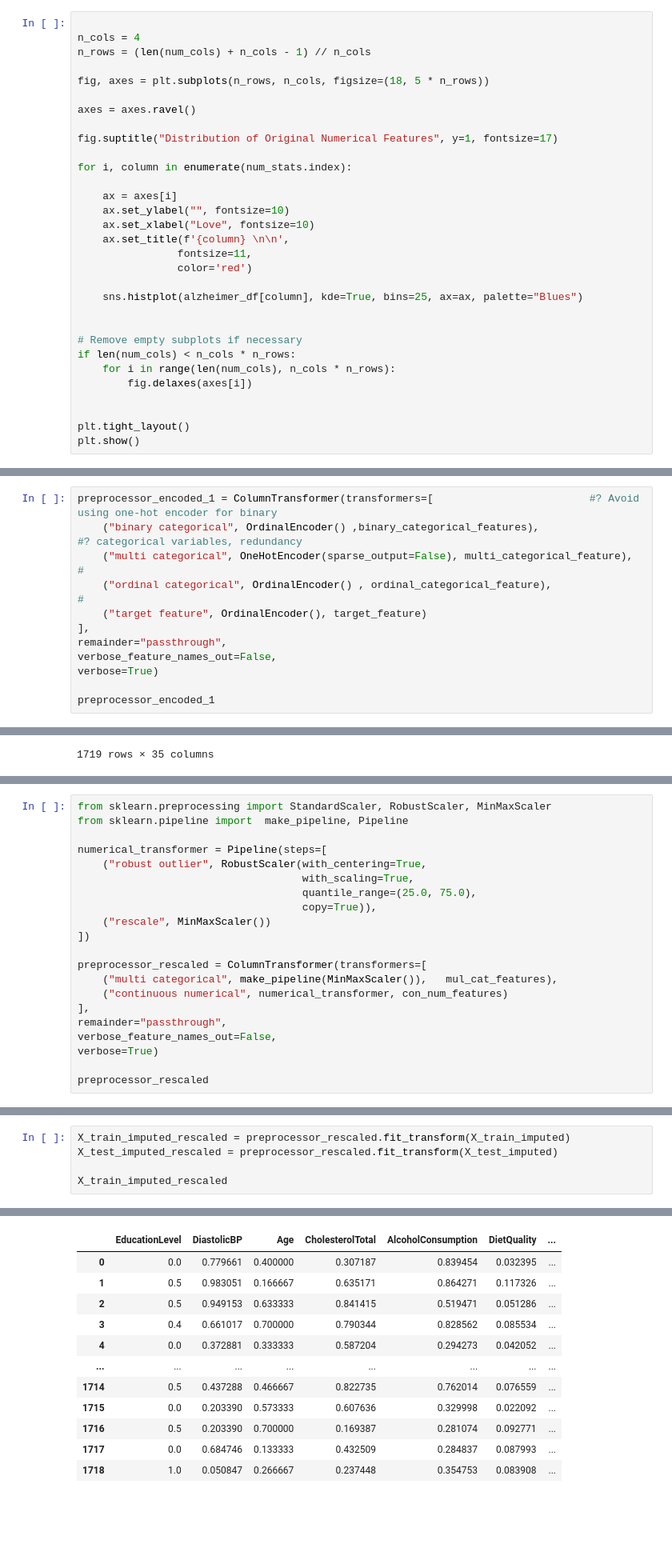
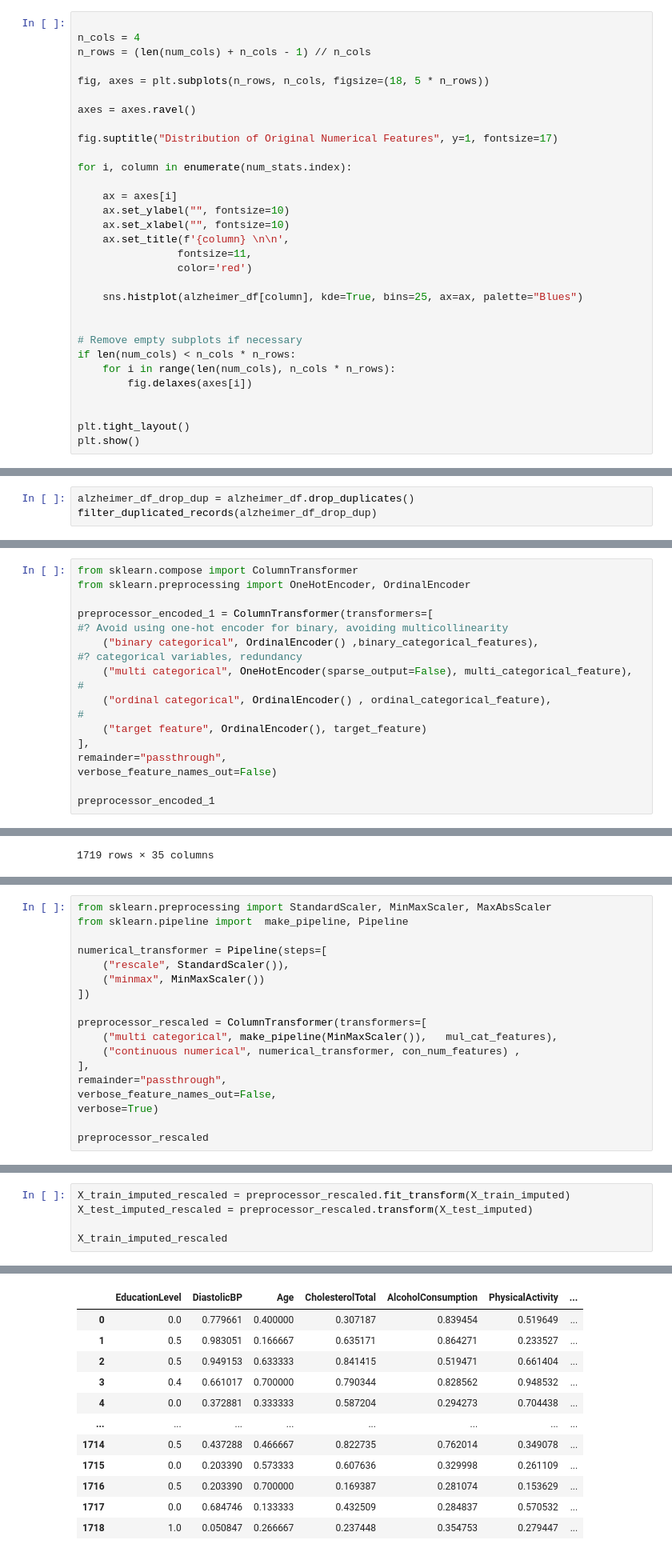
Before and after one commit to lovecrushfamily/Alzheimer_Disease, a Jupyter notebook: notebook.ipynb, the cells around one changed output, grey strips where cells are left out. Shown at 80% size. Saved outputs shown, nothing was run; the diff lists cells and outputs as text; blank space fills up the shorter version.

```diff
--- a/notebook.ipynb
+++ b/notebook.ipynb
@@ -277,7 +257,7 @@ for i, column in enumerate(num_stats.index):
 
     ax = axes[i]
     ax.set_ylabel("", fontsize=10)
-    ax.set_xlabel("Love", fontsize=10)
+    ax.set_xlabel("", fontsize=10)
     ax.set_title(f'{column} \n\n',
                 fontsize=11,
                 color='red')
@@ -451,0 +642,3 @@ filter_duplicated_records(alzheimer_df_drop_dup)
+# %%
+alzheimer_df_drop_dup = alzheimer_df.drop_duplicates()
+filter_duplicated_records(alzheimer_df_drop_dup)
@@ -669,13 +878,15 @@ from sklearn.preprocessing import OneHotEncoder, OrdinalEncoder
 # %%
-preprocessor_encoded_1 = ColumnTransformer(transformers=[                         #? Avoid using one-hot encoder for binary
-    ("binary categorical", OrdinalEncoder() ,binary_categorical_features),                       #? categorical variables, redundancy
+from sklearn.compose import ColumnTransformer
+from sklearn.preprocessing import OneHotEncoder, OrdinalEncoder
+
+preprocessor_encoded_1 = ColumnTransformer(transformers=[                                       #? Avoid using one-hot encoder for binary, avoiding multicollinearity
+    ("binary categorical", OrdinalEncoder() ,binary_categorical_features),                      #? categorical variables, redundancy
     ("multi categorical", OneHotEncoder(sparse_output=False), multi_categorical_feature),       #
-    ("ordinal categorical", OrdinalEncoder() , ordinal_categorical_feature),                      #
+    ("ordinal categorical", OrdinalEncoder() , ordinal_categorical_feature),                    #
     ("target feature", OrdinalEncoder(), target_feature)
 ],
 remainder="passthrough",
-verbose_feature_names_out=False,
-verbose=True)
+verbose_feature_names_out=False)
 
 preprocessor_encoded_1
 # %% [output]
@@ -946,18 +1143,15 @@ con_num_features = [col for col in X_train_imputed.columns if X_train_imputed[co
 # %%
-from sklearn.preprocessing import StandardScaler, RobustScaler, MinMaxScaler
+from sklearn.preprocessing import StandardScaler, MinMaxScaler, MaxAbsScaler
 from sklearn.pipeline import  make_pipeline, Pipeline
 
 numerical_transformer = Pipeline(steps=[
-    ("robust outlier", RobustScaler(with_centering=True,
-                                    with_scaling=True,
-                                    quantile_range=(25.0, 75.0),
-                                    copy=True)),
-    ("rescale", MinMaxScaler())
+    ("rescale", StandardScaler()),
+    ("minmax", MinMaxScaler())
 ])
 
 preprocessor_rescaled = ColumnTransformer(transformers=[
     ("multi categorical", make_pipeline(MinMaxScaler()),   mul_cat_features),
-    ("continuous numerical", numerical_transformer, con_num_features)
+    ("continuous numerical", numerical_transformer, con_num_features) ,
 ],
 remainder="passthrough",
 verbose_feature_names_out=False,
@@ -984,7 +1176,7 @@ ColumnTransformer(remainder='passthrough',
                   verbose=True, verbose_feature_names_out=False)
 # %%
 X_train_imputed_rescaled = preprocessor_rescaled.fit_transform(X_train_imputed)
-X_test_imputed_rescaled = preprocessor_rescaled.fit_transform(X_test_imputed)
+X_test_imputed_rescaled = preprocessor_rescaled.transform(X_test_imputed)
 
 X_train_imputed_rescaled
 # %% [output]
@@ -995,13 +1185,13 @@ X_train_imputed_rescaled
-|  | EducationLevel | DiastolicBP | Age | CholesterolTotal | AlcoholConsumption | DietQuality | ... |
-| 0 | 0.0 | 0.779661 | 0.400000 | 0.307187 | 0.839454 | 0.032395 | ... |
-| 1 | 0.5 | 0.983051 | 0.166667 | 0.635171 | 0.864271 | 0.117326 | ... |
-| 2 | 0.5 | 0.949153 | 0.633333 | 0.841415 | 0.519471 | 0.051286 | ... |
-| 3 | 0.4 | 0.661017 | 0.700000 | 0.790344 | 0.828562 | 0.085534 | ... |
-| 4 | 0.0 | 0.372881 | 0.333333 | 0.587204 | 0.294273 | 0.042052 | ... |
+|  | EducationLevel | DiastolicBP | Age | CholesterolTotal | AlcoholConsumption | PhysicalActivity | ... |
+| 0 | 0.0 | 0.779661 | 0.400000 | 0.307187 | 0.839454 | 0.519649 | ... |
+| 1 | 0.5 | 0.983051 | 0.166667 | 0.635171 | 0.864271 | 0.233527 | ... |
+| 2 | 0.5 | 0.949153 | 0.633333 | 0.841415 | 0.519471 | 0.661404 | ... |
+| 3 | 0.4 | 0.661017 | 0.700000 | 0.790344 | 0.828562 | 0.948532 | ... |
+| 4 | 0.0 | 0.372881 | 0.333333 | 0.587204 | 0.294273 | 0.704438 | ... |
 | ... | ... | ... | ... | ... | ... | ... | ... |
-| 1714 | 0.5 | 0.437288 | 0.466667 | 0.822735 | 0.762014 | 0.076559 | ... |
-| 1715 | 0.0 | 0.203390 | 0.573333 | 0.607636 | 0.329998 | 0.022092 | ... |
-| 1716 | 0.5 | 0.203390 | 0.700000 | 0.169387 | 0.281074 | 0.092771 | ... |
-| 1717 | 0.0 | 0.684746 | 0.133333 | 0.432509 | 0.284837 | 0.087993 | ... |
-| 1718 | 1.0 | 0.050847 | 0.266667 | 0.237448 | 0.354753 | 0.083908 | ... |
+| 1714 | 0.5 | 0.437288 | 0.466667 | 0.822735 | 0.762014 | 0.349078 | ... |
+| 1715 | 0.0 | 0.203390 | 0.573333 | 0.607636 | 0.329998 | 0.261109 | ... |
+| 1716 | 0.5 | 0.203390 | 0.700000 | 0.169387 | 0.281074 | 0.153629 | ... |
+| 1717 | 0.0 | 0.684746 | 0.133333 | 0.432509 | 0.284837 | 0.570532 | ... |
+| 1718 | 1.0 | 0.050847 | 0.266667 | 0.237448 | 0.354753 | 0.279447 | ... |
 1719 rows × 35 columns
```
Also changed, not shown: parts of 139 cells of this notebook, 29 other files.
